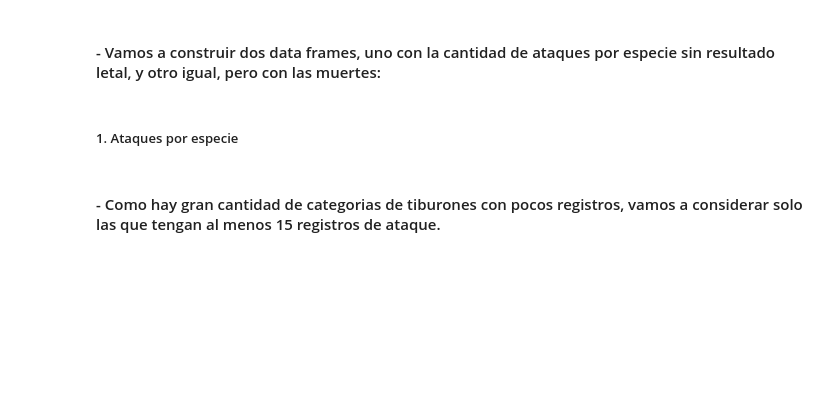
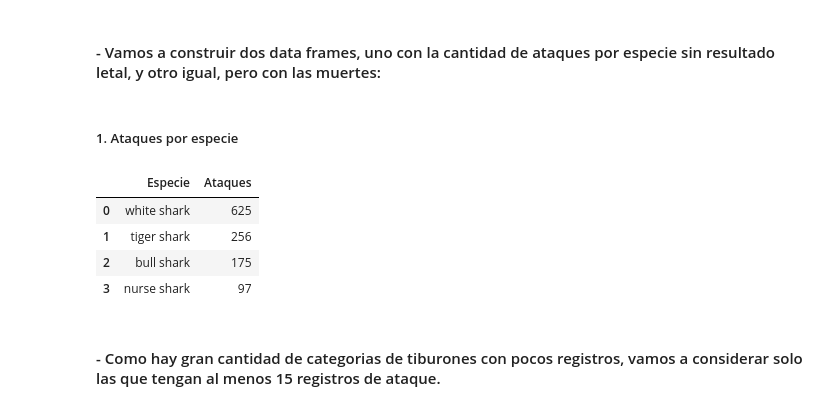
Before and after one commit to JulianTrufero/shark-data-cleaning, a Jupyter notebook: Cleaning.ipynb, the cells around one changed output. Saved outputs shown, nothing was run; the diff lists cells and outputs as text; code cells hidden in the pictures; blank space fills up the shorter version.

```diff
--- a/Cleaning.ipynb
+++ b/Cleaning.ipynb
@@ -160,6 +145,14 @@ ataques = pd.DataFrame(sdf2['Identified Specie'].value_counts()).reset_index()
 d = {'Identified Specie': 'Ataques', 'index':'Especie'}
 # %%
 ataques = ataques.rename(columns=d)
+# %%
+ataques.head(4)
+# %% [output]
+|  | Especie | Ataques |
+| 0 | white shark | 625 |
+| 1 | tiger shark | 256 |
+| 2 | bull shark | 175 |
+| 3 | nurse shark | 97 |
 # %% [markdown]
 #### - Como hay gran cantidad de categorias de tiburones con pocos registros, vamos a considerar solo las que tengan al menos 15 registros de ataque.
 # %%
```
Also changed, not shown: parts of 12 cells of this notebook, 2 other files.
